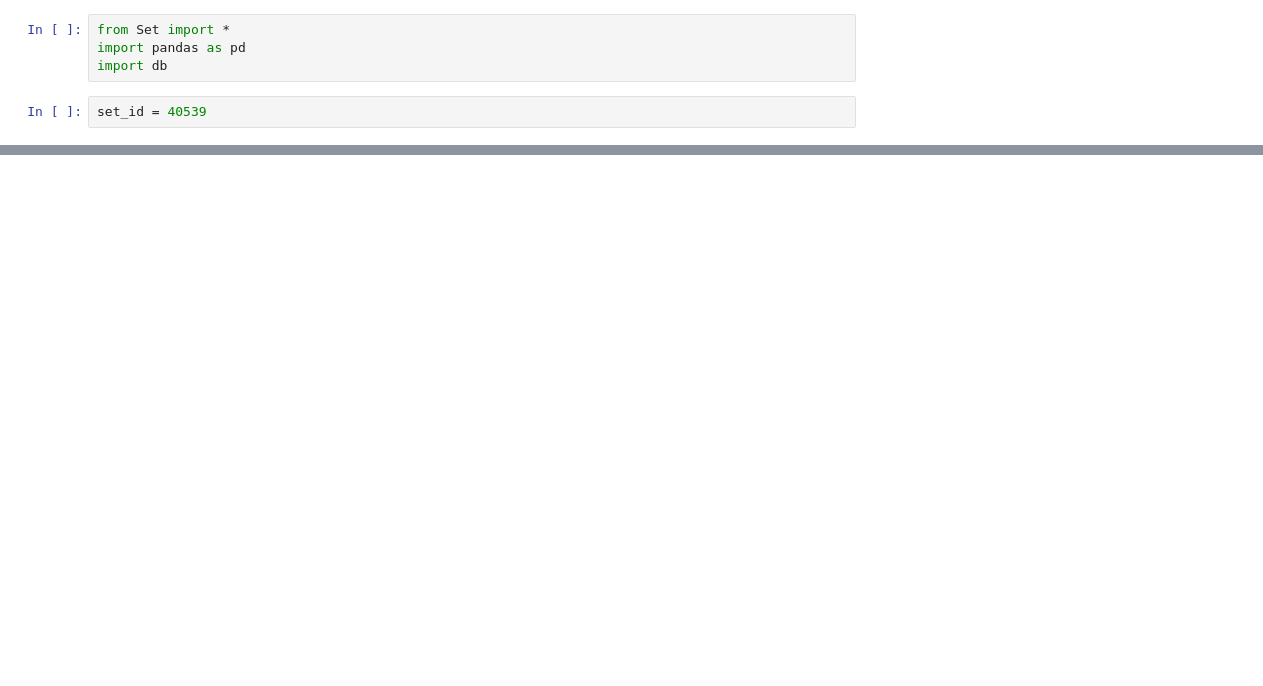
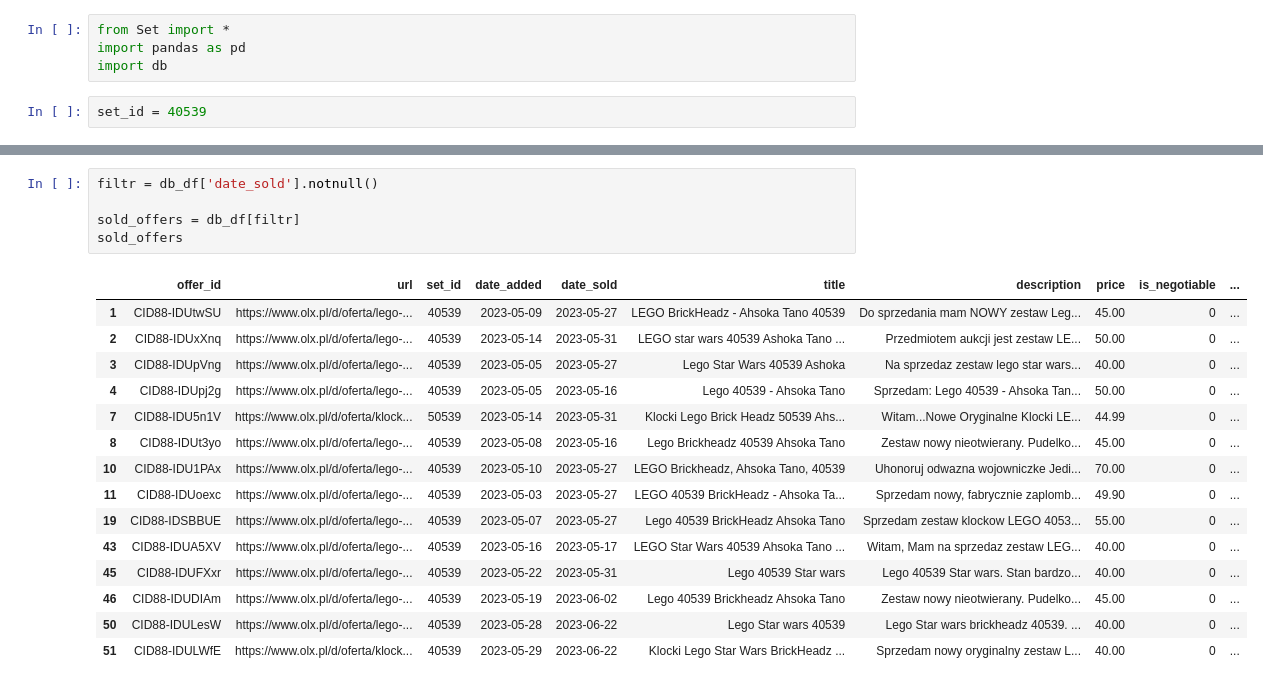
Before and after one commit to RabaDaba1/lego-bot, a Jupyter notebook: main.ipynb, the cells around one changed output, grey strips where cells are left out. Cells and saved outputs as stored; diff of their text form; blank space fills up the shorter version.

```diff
--- a/main.ipynb
+++ b/main.ipynb
@@ -80,3 +47,24 @@ df_sold
+# %%
+filtr = db_df['date_sold'].notnull()
+
+sold_offers = db_df[filtr]
+sold_offers
+# %% [output]
+|  | offer_id | url | set_id | date_added | date_sold | title | description | price | is_negotiable | ... |
+| 1 | CID88-IDUtwSU | https://www.olx.pl/d/oferta/lego-... | 40539 | 2023-05-09 | 2023-05-27 | LEGO BrickHeadz - Ahsoka Tano 40539 | Do sprzedania mam NOWY zestaw Leg... | 45.00 | 0 | ... |
+| 2 | CID88-IDUxXnq | https://www.olx.pl/d/oferta/lego-... | 40539 | 2023-05-14 | 2023-05-31 | LEGO star wars 40539 Ashoka Tano ... | Przedmiotem aukcji jest zestaw LE... | 50.00 | 0 | ... |
+| 3 | CID88-IDUpVng | https://www.olx.pl/d/oferta/lego-... | 40539 | 2023-05-05 | 2023-05-27 | Lego Star Wars 40539 Ashoka | Na sprzedaz zestaw lego star wars... | 40.00 | 0 | ... |
+| 4 | CID88-IDUpj2g | https://www.olx.pl/d/oferta/lego-... | 40539 | 2023-05-05 | 2023-05-16 | Lego 40539 - Ahsoka Tano | Sprzedam: Lego 40539 - Ahsoka Tan... | 50.00 | 0 | ... |
+| 7 | CID88-IDU5n1V | https://www.olx.pl/d/oferta/klock... | 50539 | 2023-05-14 | 2023-05-31 | Klocki Lego Brick Headz 50539 Ahs... | Witam...Nowe Oryginalne Klocki LE... | 44.99 | 0 | ... |
+| 8 | CID88-IDUt3yo | https://www.olx.pl/d/oferta/lego-... | 40539 | 2023-05-08 | 2023-05-16 | Lego Brickheadz 40539 Ahsoka Tano | Zestaw nowy nieotwierany. Pudelko... | 45.00 | 0 | ... |
+| 10 | CID88-IDU1PAx | https://www.olx.pl/d/oferta/lego-... | 40539 | 2023-05-10 | 2023-05-27 | LEGO Brickheadz, Ahsoka Tano, 40539 | Uhonoruj odwazna wojowniczke Jedi... | 70.00 | 0 | ... |
+| 11 | CID88-IDUoexc | https://www.olx.pl/d/oferta/lego-... | 40539 | 2023-05-03 | 2023-05-27 | LEGO 40539 BrickHeadz - Ahsoka Ta... | Sprzedam nowy, fabrycznie zaplomb... | 49.90 | 0 | ... |
+| 19 | CID88-IDSBBUE | https://www.olx.pl/d/oferta/lego-... | 40539 | 2023-05-07 | 2023-05-27 | Lego 40539 BrickHeadz Ahsoka Tano | Sprzedam zestaw klockow LEGO 4053... | 55.00 | 0 | ... |
+| 43 | CID88-IDUA5XV | https://www.olx.pl/d/oferta/lego-... | 40539 | 2023-05-16 | 2023-05-17 | LEGO Star Wars 40539 Ahsoka Tano ... | Witam, Mam na sprzedaz zestaw LEG... | 40.00 | 0 | ... |
+| 45 | CID88-IDUFXxr | https://www.olx.pl/d/oferta/lego-... | 40539 | 2023-05-22 | 2023-05-31 | Lego 40539 Star wars | Lego 40539 Star wars. Stan bardzo... | 40.00 | 0 | ... |
+| 46 | CID88-IDUDIAm | https://www.olx.pl/d/oferta/lego-... | 40539 | 2023-05-19 | 2023-06-02 | Lego 40539 Brickheadz Ahsoka Tano | Zestaw nowy nieotwierany. Pudelko... | 45.00 | 0 | ... |
+| 50 | CID88-IDULesW | https://www.olx.pl/d/oferta/lego-... | 40539 | 2023-05-28 | 2023-06-22 | Lego Star wars 40539 | Lego Star wars brickheadz 40539. ... | 40.00 | 0 | ... |
+| 51 | CID88-IDULWfE | https://www.olx.pl/d/oferta/klock... | 40539 | 2023-05-29 | 2023-06-22 | Klocki Lego Star Wars BrickHeadz ... | Sprzedam nowy oryginalny zestaw L... | 40.00 | 0 | ... |
 # %%
 import matplotlib.pyplot as plt
 
```
Also changed, not shown: parts of 8 cells of this notebook, 2 other files.
